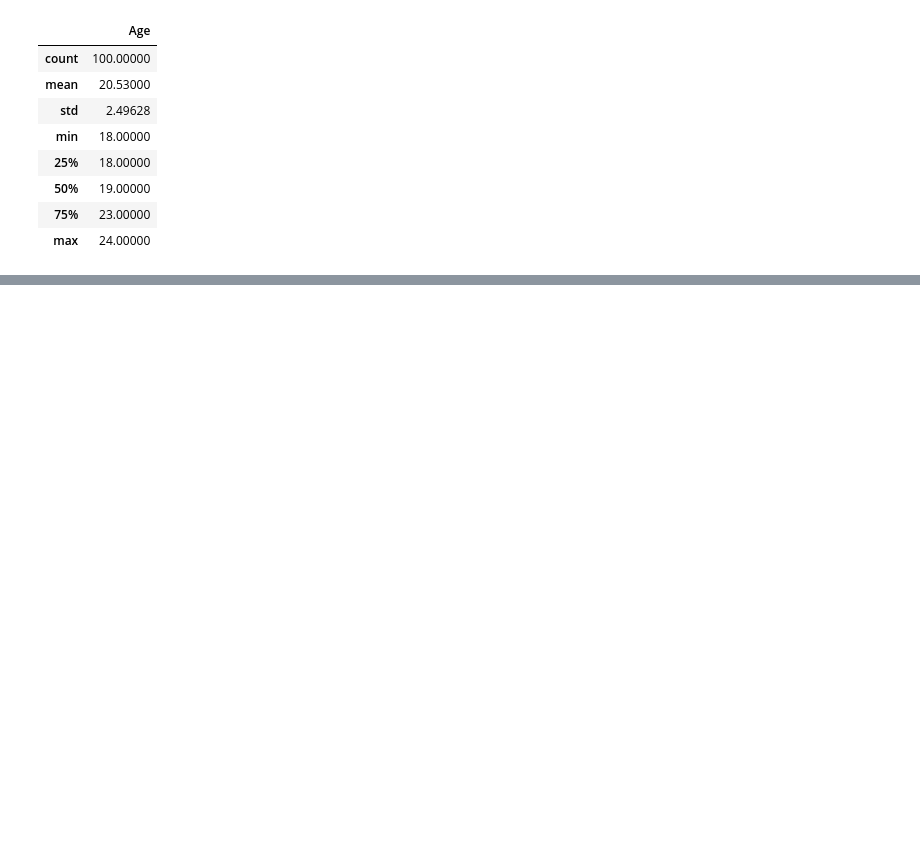
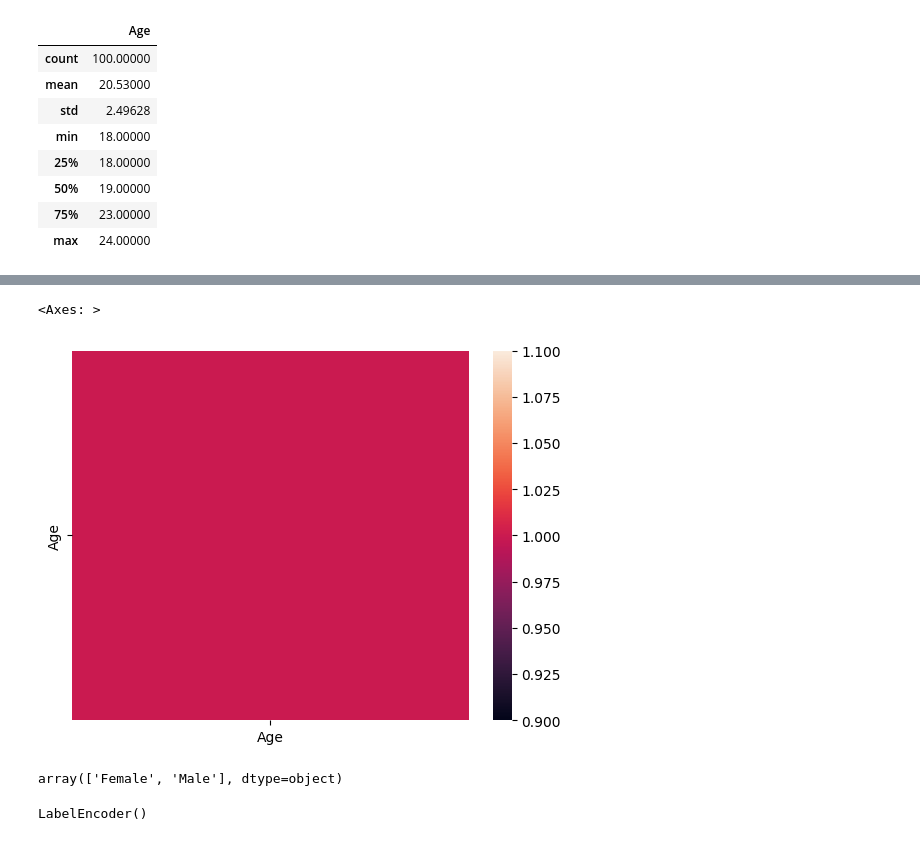
Before and after one commit to MUHAMMEDQULIYEV/Machine_Learning, a Jupyter notebook: Student_Mental_Health/model.ipynb, the cells around one changed output, grey strips where cells are left out. Drawn from its saved outputs; the diff is of its cells as text; code cells hidden in the pictures; blank space fills up the shorter version.

```diff
--- a/Student_Mental_Health/model.ipynb
+++ b/Student_Mental_Health/model.ipynb
@@ -72,0 +103,7 @@ student.describe()
+# %%
+student['Age'].fillna(np.mean(student['Age']),inplace=True)
+# %%
+sns.heatmap(student.corr(numeric_only=True))
+# %% [output]
+<Axes: >
+[figure, added]
@@ -72,0 +117,10 @@ student.describe()
+# %%
+le=LabelEncoder()
+student["Choose your gender"]=le.fit_transform(student['Choose your gender'])
+le.classes_
+# %% [output]
+array(['Female', 'Male'], dtype=object)
+# %%
+le
+# %% [output]
+LabelEncoder()
```
Also changed, not shown: parts of 6 cells of this notebook.
